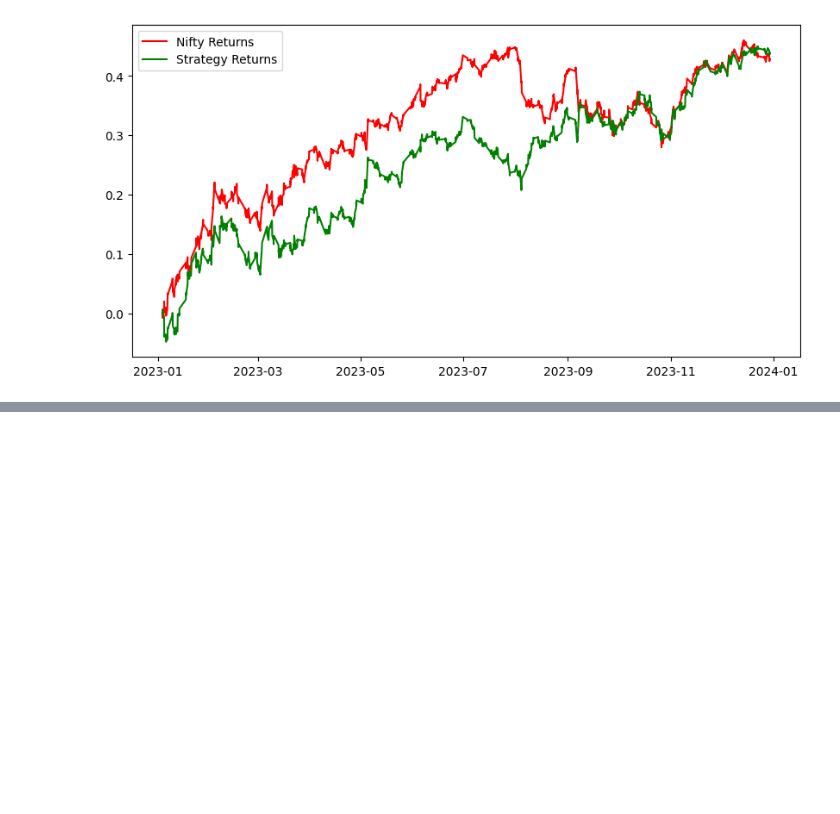
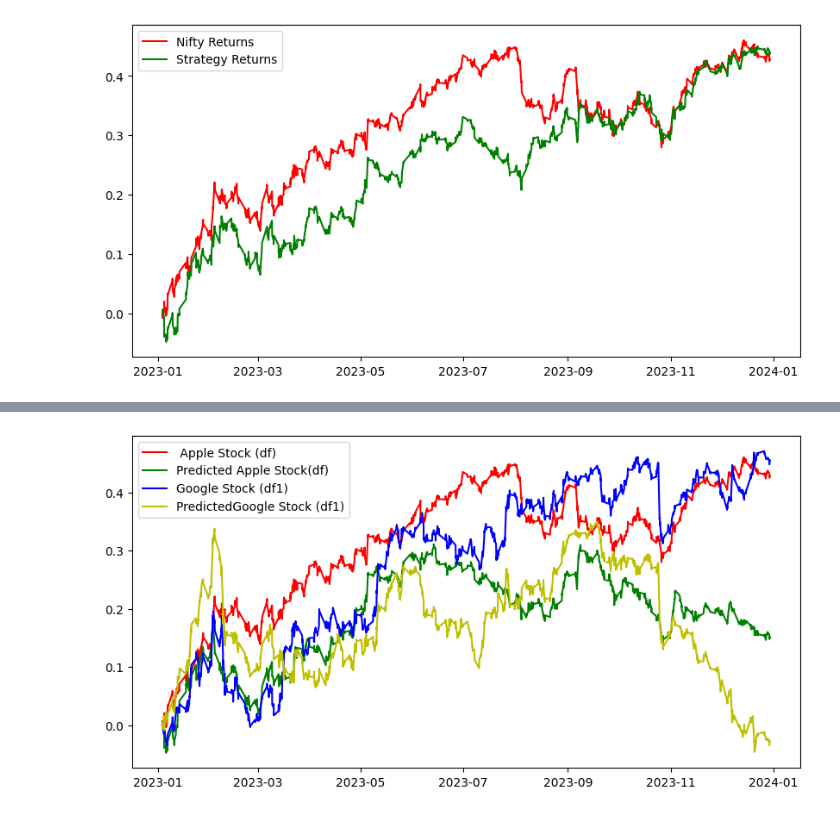
Before and after one commit to inuneko89/DADS_6003, a Jupyter notebook: Logistic_Regression.ipynb, the cells around one changed output, grey strips where cells are left out. Saved outputs shown, nothing was run; the diff lists cells and outputs as text; code cells hidden in the pictures; blank space fills up the shorter version.

```diff
--- a/Logistic_Regression.ipynb
+++ b/Logistic_Regression.ipynb
@@ -343,0 +463,19 @@ X1
+# %%
+plt.figure(figsize=(10,5))
+
+# พล็อตกราฟ Nifty Returns จาก DataFrame df
+plt.plot(Cumulative_Nifty_returns, color='r', label=' Apple Stock (df)')
+
+# พล็อตกราฟ Strategy Returns จาก DataFrame df
+plt.plot(Cumulative_Strategy_returns, color='g', label='Predicted Apple Stock(df)')
+
+# พล็อตกราฟ Nifty Returns จาก DataFrame df1
+plt.plot(Cumulative_Nifty_returns1, color='b', label='Google Stock (df1)')
+
+# พล็อตกราฟ Strategy Returns จาก DataFrame df1
+plt.plot(Cumulative_Strategy_returns1, color='y', label='PredictedGoogle Stock (df1)')
+
+plt.legend()
+plt.show()
+# %% [output]
+[figure, added]
```
Also changed, not shown: parts of 10 cells of this notebook.
